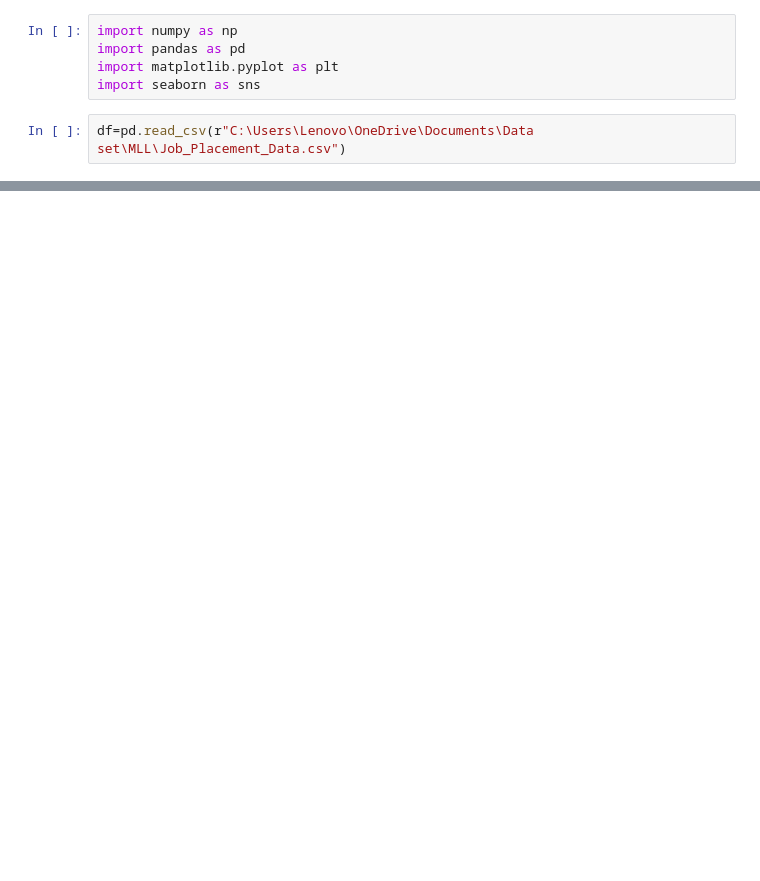
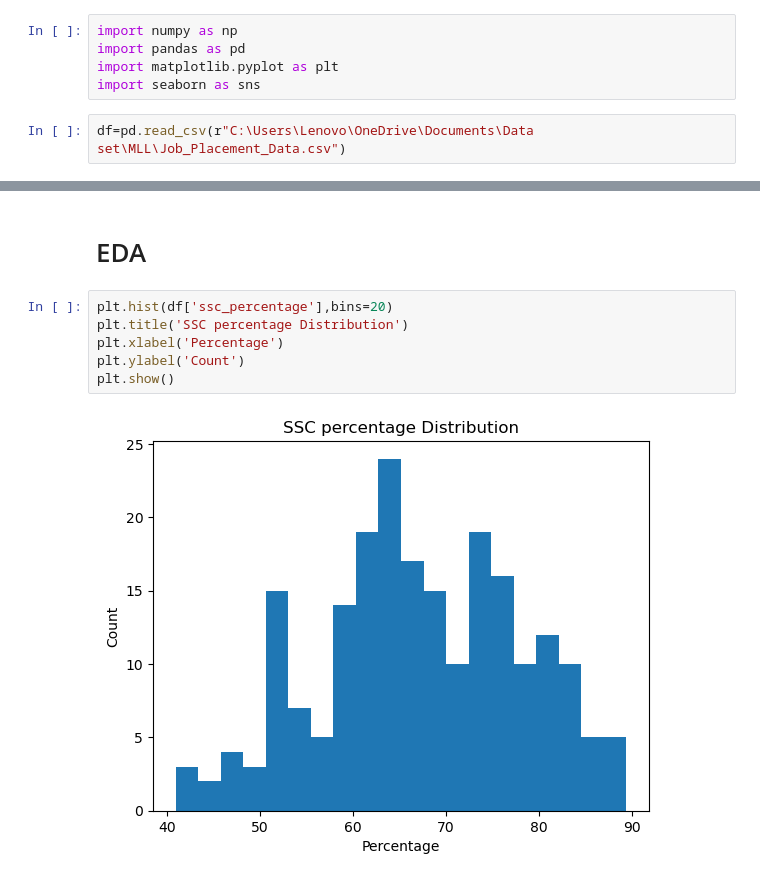
Before and after one commit to HarshRaut9945/Machine-Learning-Project, a Jupyter notebook: Job_place/data.ipynb, the cells around one changed output, grey strips where cells are left out. Saved outputs shown, nothing was run; the diff lists cells and outputs as text; blank space fills up the shorter version.

```diff
--- a/Job_place/data.ipynb
+++ b/Job_place/data.ipynb
@@ -16,0 +100,10 @@ df.
+# %% [markdown]
+# EDA
+# %%
+plt.hist(df['ssc_percentage'],bins=20)
+plt.title('SSC percentage Distribution')
+plt.xlabel('Percentage')
+plt.ylabel('Count')
+plt.show()
+# %% [output]
+[figure, added]
```
Also changed, not shown: parts of 13 cells of this notebook, 2 other files.
